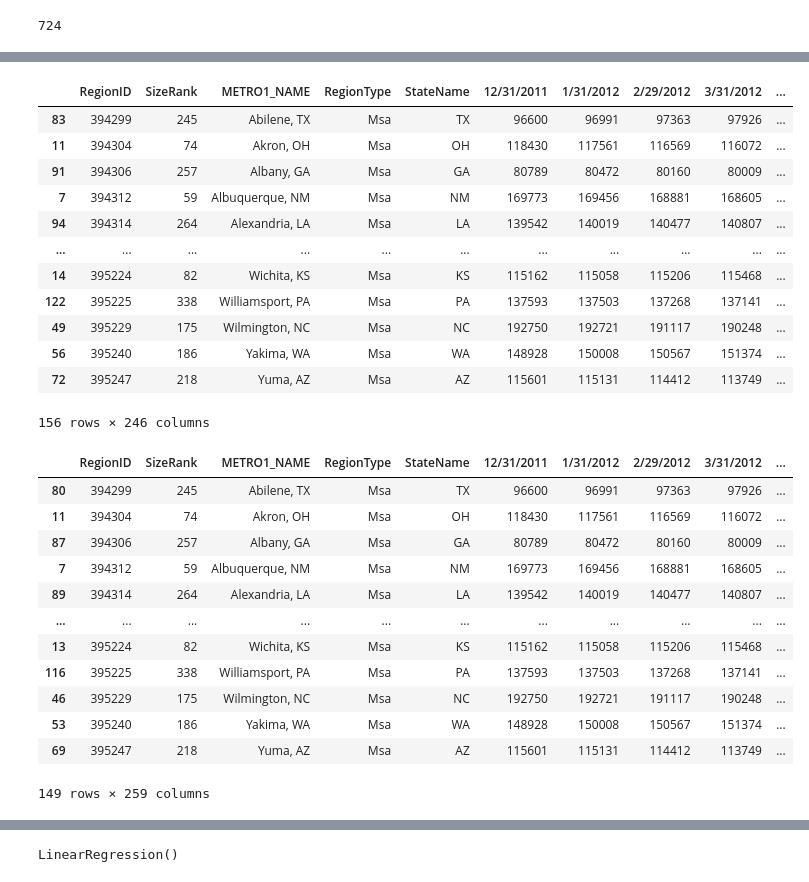
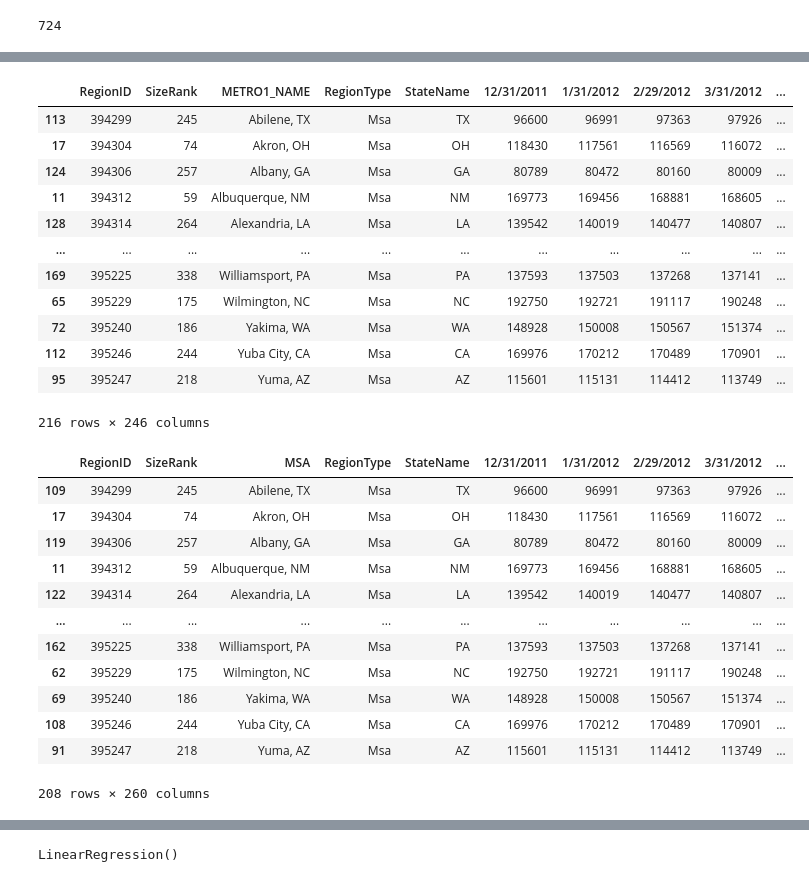
Before and after one commit to dmtiblin/Project-4-Team, a Jupyter notebook: Dianezillow_regression.ipynb, the cells around one changed output, grey strips where cells are left out. Saved outputs shown, nothing was run; the diff lists cells and outputs as text; code cells hidden in the pictures.

```diff
--- a/Dianezillow_regression.ipynb
+++ b/Dianezillow_regression.ipynb
@@ -407,8 +432,8 @@ FedFund_2021-11-01    156
 Length: 245, dtype: int64
 # %%
-for index, row in census_df_2015.iterrows():
+for index, row in census_df.iterrows():
     if row['MSA'] not in METRO1_NAME:
-      census_df_2015.drop(index, inplace = True)
+      census_df.drop(index, inplace = True)
 
-census_df_2015.count()
+census_df.count()
 # %% [output]
@@ -429,9 +455,9 @@ Population Hispanic Percentage                                 353
 dtype: int64
 # %%
-for index, row in grouped_metro_df.iterrows():
+for index, row in grouped_ACS_flow_2019_df.iterrows():
     if row['METRO1_NAME'] not in RegionName:
-      grouped_metro_df.drop(index, inplace = True)
+      grouped_ACS_flow_2019_df.drop(index, inplace = True)
 
-grouped_metro_df.count()
+grouped_ACS_flow_2019_df.count()
 # %% [output]
 0
@@ -459,41 +469,41 @@ full_df
 # %%
-grouped_metro_df['METRO1_NAME'] = grouped_metro_df['METRO1_NAME'].astype('string')
+grouped_ACS_flow_2019_df['METRO1_NAME'] = grouped_ACS_flow_2019_df['METRO1_NAME'].astype('string')
 full_df['METRO1_NAME'] = full_df['METRO1_NAME'].astype('string')
-grouped_metro_df['METRO1_NAME'] = grouped_metro_df['METRO1_NAME'].str.strip()
+grouped_ACS_flow_2019_df['METRO1_NAME'] = grouped_ACS_flow_2019_df['METRO1_NAME'].str.strip()
 full_df['METRO1_NAME'] = full_df['METRO1_NAME'].str.strip()
 # %%
-merged_df = pd.merge(full_df, grouped_metro_df, on = 'METRO1_NAME', how = 'inner')
+merged_df = pd.merge(full_df, grouped_ACS_flow_2019_df, on = 'METRO1_NAME', how = 'inner')
 merged_df.sort_values(by= 'METRO1_NAME')
 # %% [output]
 |  | RegionID | SizeRank | METRO1_NAME | RegionType | StateName | 12/31/2011 | 1/31/2012 | 2/29/2012 | 3/31/2012 | ... |
-| 83 | 394299 | 245 | Abilene, TX | Msa | TX | 96600 | 96991 | 97363 | 97926 | ... |
-| 11 | 394304 | 74 | Akron, OH | Msa | OH | 118430 | 117561 | 116569 | 116072 | ... |
-| 91 | 394306 | 257 | Albany, GA | Msa | GA | 80789 | 80472 | 80160 | 80009 | ... |
-| 7 | 394312 | 59 | Albuquerque, NM | Msa | NM | 169773 | 169456 | 168881 | 168605 | ... |
-| 94 | 394314 | 264 | Alexandria, LA | Msa | LA | 139542 | 140019 | 140477 | 140807 | ... |
+| 113 | 394299 | 245 | Abilene, TX | Msa | TX | 96600 | 96991 | 97363 | 97926 | ... |
+| 17 | 394304 | 74 | Akron, OH | Msa | OH | 118430 | 117561 | 116569 | 116072 | ... |
+| 124 | 394306 | 257 | Albany, GA | Msa | GA | 80789 | 80472 | 80160 | 80009 | ... |
+| 11 | 394312 | 59 | Albuquerque, NM | Msa | NM | 169773 | 169456 | 168881 | 168605 | ... |
+| 128 | 394314 | 264 | Alexandria, LA | Msa | LA | 139542 | 140019 | 140477 | 140807 | ... |
 | ... | ... | ... | ... | ... | ... | ... | ... | ... | ... | ... |
-| 14 | 395224 | 82 | Wichita, KS | Msa | KS | 115162 | 115058 | 115206 | 115468 | ... |
-| 122 | 395225 | 338 | Williamsport, PA | Msa | PA | 137593 | 137503 | 137268 | 137141 | ... |
-| 49 | 395229 | 175 | Wilmington, NC | Msa | NC | 192750 | 192721 | 191117 | 190248 | ... |
-| 56 | 395240 | 186 | Yakima, WA | Msa | WA | 148928 | 150008 | 150567 | 151374 | ... |
-| 72 | 395247 | 218 | Yuma, AZ | Msa | AZ | 115601 | 115131 | 114412 | 113749 | ... |
+| 169 | 395225 | 338 | Williamsport, PA | Msa | PA | 137593 | 137503 | 137268 | 137141 | ... |
+| 65 | 395229 | 175 | Wilmington, NC | Msa | NC | 192750 | 192721 | 191117 | 190248 | ... |
+| 72 | 395240 | 186 | Yakima, WA | Msa | WA | 148928 | 150008 | 150567 | 151374 | ... |
+| 112 | 395246 | 244 | Yuba City, CA | Msa | CA | 169976 | 170212 | 170489 | 170901 | ... |
+| 95 | 395247 | 218 | Yuma, AZ | Msa | AZ | 115601 | 115131 | 114412 | 113749 | ... |
-156 rows × 246 columns
+216 rows × 246 columns
 # %%
-census_df_2015 = census_df_2015.rename(columns ={'MSA': 'METRO1_NAME'})
-merged_df = pd.merge(merged_df, census_df_2015, on = 'METRO1_NAME', how = 'inner')
-merged_df.sort_values(by= 'METRO1_NAME')
+merged_df = merged_df.rename(columns ={'METRO1_NAME': 'MSA'})
+merged_df = pd.merge(merged_df, census_df, on = 'MSA', how = 'inner')
+merged_df.sort_values(by= 'MSA')
 # %% [output]
-|  | RegionID | SizeRank | METRO1_NAME | RegionType | StateName | 12/31/2011 | 1/31/2012 | 2/29/2012 | 3/31/2012 | ... |
-| 80 | 394299 | 245 | Abilene, TX | Msa | TX | 96600 | 96991 | 97363 | 97926 | ... |
-| 11 | 394304 | 74 | Akron, OH | Msa | OH | 118430 | 117561 | 116569 | 116072 | ... |
-| 87 | 394306 | 257 | Albany, GA | Msa | GA | 80789 | 80472 | 80160 | 80009 | ... |
-| 7 | 394312 | 59 | Albuquerque, NM | Msa | NM | 169773 | 169456 | 168881 | 168605 | ... |
-| 89 | 394314 | 264 | Alexandria, LA | Msa | LA | 139542 | 140019 | 140477 | 140807 | ... |
+|  | RegionID | SizeRank | MSA | RegionType | StateName | 12/31/2011 | 1/31/2012 | 2/29/2012 | 3/31/2012 | ... |
+| 109 | 394299 | 245 | Abilene, TX | Msa | TX | 96600 | 96991 | 97363 | 97926 | ... |
+| 17 | 394304 | 74 | Akron, OH | Msa | OH | 118430 | 117561 | 116569 | 116072 | ... |
+| 119 | 394306 | 257 | Albany, GA | Msa | GA | 80789 | 80472 | 80160 | 80009 | ... |
+| 11 | 394312 | 59 | Albuquerque, NM | Msa | NM | 169773 | 169456 | 168881 | 168605 | ... |
+| 122 | 394314 | 264 | Alexandria, LA | Msa | LA | 139542 | 140019 | 140477 | 140807 | ... |
 | ... | ... | ... | ... | ... | ... | ... | ... | ... | ... | ... |
-| 13 | 395224 | 82 | Wichita, KS | Msa | KS | 115162 | 115058 | 115206 | 115468 | ... |
-| 116 | 395225 | 338 | Williamsport, PA | Msa | PA | 137593 | 137503 | 137268 | 137141 | ... |
-| 46 | 395229 | 175 | Wilmington, NC | Msa | NC | 192750 | 192721 | 191117 | 190248 | ... |
-| 53 | 395240 | 186 | Yakima, WA | Msa | WA | 148928 | 150008 | 150567 | 151374 | ... |
-| 69 | 395247 | 218 | Yuma, AZ | Msa | AZ | 115601 | 115131 | 114412 | 113749 | ... |
+| 162 | 395225 | 338 | Williamsport, PA | Msa | PA | 137593 | 137503 | 137268 | 137141 | ... |
+| 62 | 395229 | 175 | Wilmington, NC | Msa | NC | 192750 | 192721 | 191117 | 190248 | ... |
+| 69 | 395240 | 186 | Yakima, WA | Msa | WA | 148928 | 150008 | 150567 | 151374 | ... |
+| 108 | 395246 | 244 | Yuba City, CA | Msa | CA | 169976 | 170212 | 170489 | 170901 | ... |
+| 91 | 395247 | 218 | Yuma, AZ | Msa | AZ | 115601 | 115131 | 114412 | 113749 | ... |
-149 rows × 259 columns
+208 rows × 260 columns
 # %%
```
Also changed, not shown: parts of 40 cells of this notebook.
